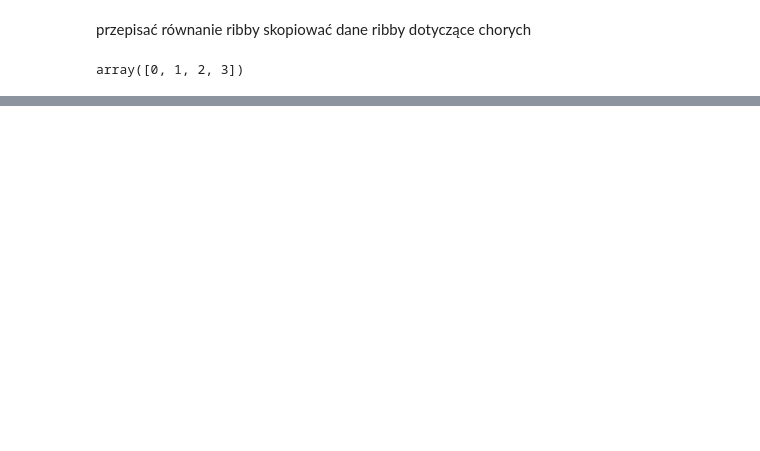
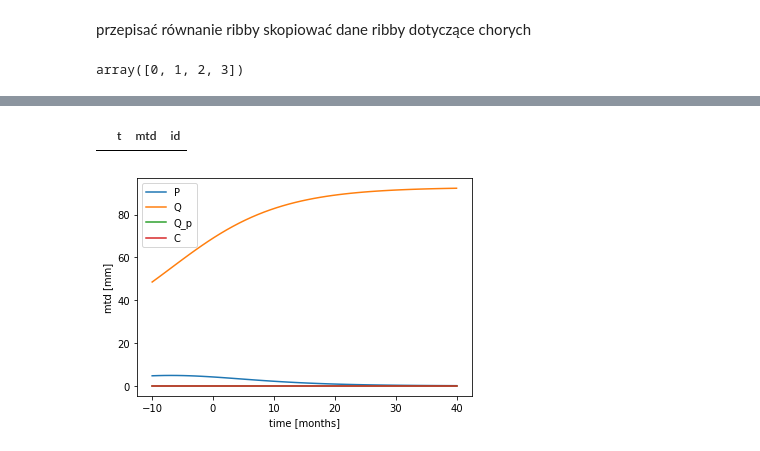
Before and after one commit to sgrzegorz/CancerTherapyPrediction, a Jupyter notebook: model.ipynb, the cells around one changed output, grey strips where cells are left out. Drawn from its saved outputs; the diff is of its cells as text; code cells hidden in the pictures; blank space fills up the shorter version.

```diff
--- a/model.ipynb
+++ b/model.ipynb
@@ -90,3 +100,45 @@ plt.show()
+# %%
+# Siwik
+my = RibbaModel(
+    lambda_p=0.6326,
+    delta_qp=  0.6455,
+    gamma_q  = 1.3495,
+    gamma_p = 4.6922,
+    KDE = 0.10045,
+    k_qpp = 0.0,
+    k_pq = 0.43562,
+    K = 192.418
+)
+
+t = np.linspace(-10,40,50)
+y = my.run(
+    t =t,
+    P=4.7279,
+    Q=48.5147,
+    Q_p=0.0,
+    C=0.0
+)
+
+plt.plot(t,y[:,0],label="P")
+plt.plot(t,y[:,1],label="Q")
+plt.plot(t,y[:,2],label="Q_p")
+plt.plot(t,y[:,3],label="C")
+plt.legend(loc="upper left")
+
+
+df = pd.read_csv('data/fig4.csv',names = ['t','mtd','id'])
+patient = df[df.id =="2"]
+display(patient)
+plt.scatter(patient.t,patient.mtd)
+
+
+plt.xlabel("time [months]")
+plt.ylabel("mtd [mm]")
+
+plt.show()
+# %% [output]
+|  | t | mtd | id |
+[figure, added]
 # %%
 P0 = 0.1*list(patient.mtd)[0]
 Q0 = 0.9*list(patient.mtd)[0]
```
Also changed, not shown: parts of 6 cells of this notebook.
